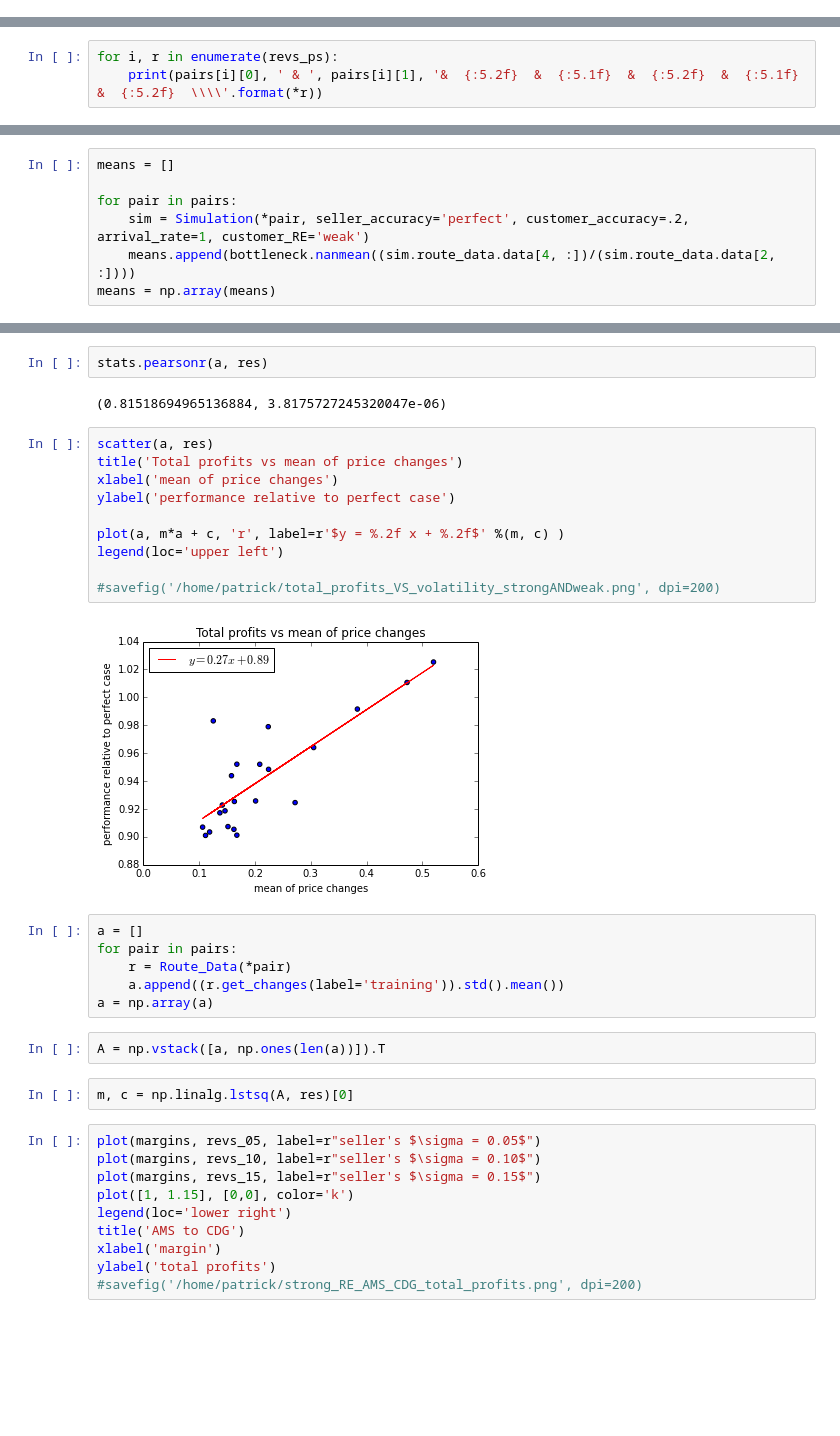
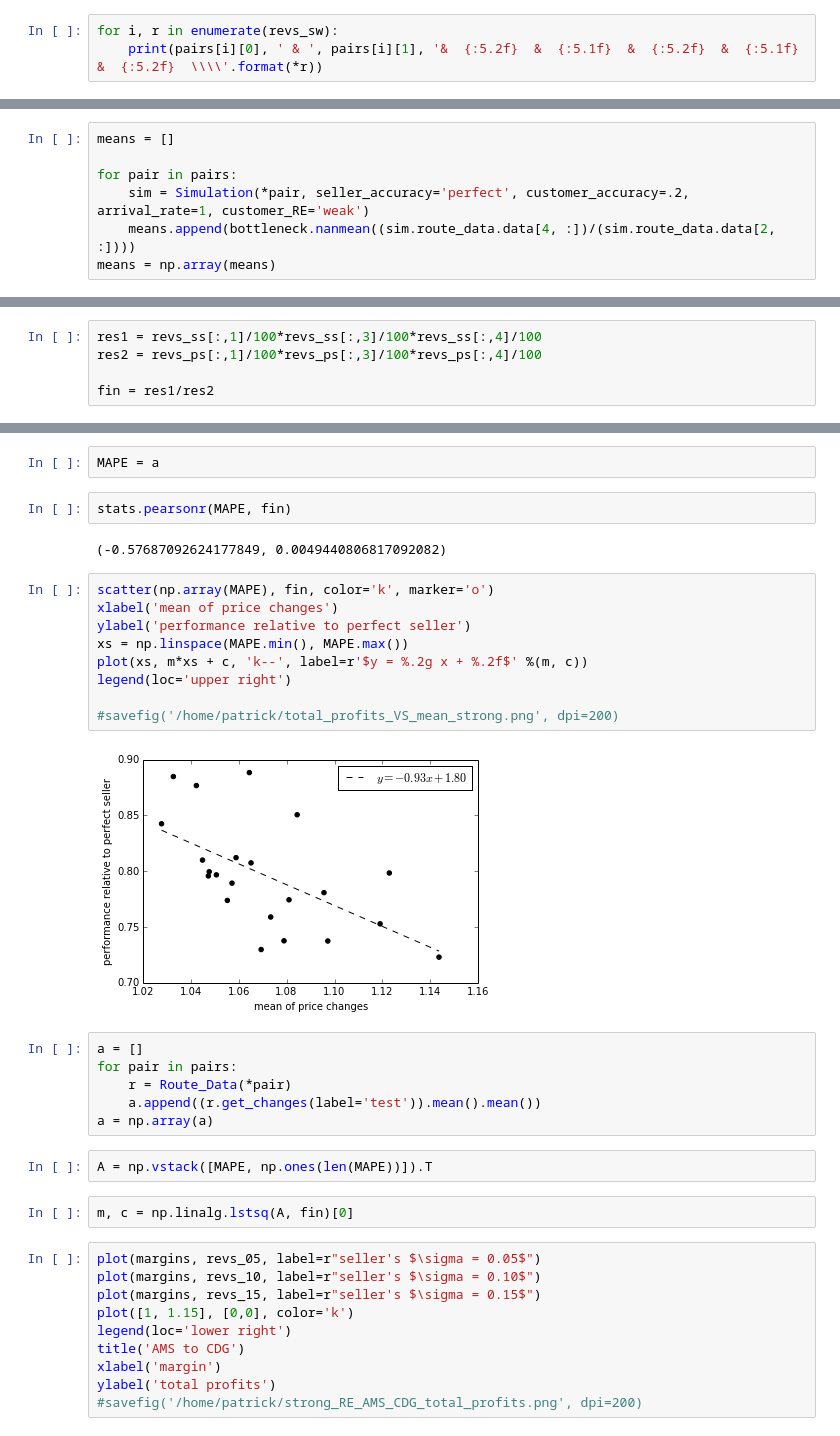
Before and after one commit to vankempen/Thesis, a Jupyter notebook: Simulation/Final simulation.ipynb, the cells around one changed output, grey strips where cells are left out. Saved outputs shown, nothing was run; the diff lists cells and outputs as text; blank space fills up the shorter version.

```diff
--- a/Simulation/Final simulation.ipynb
+++ b/Simulation/Final simulation.ipynb
@@ -282,0 +359,3 @@ for r in np.round(np.transpose(np.vstack([revs_ps.mean(0), revs_ss.mean(0), revs
+# %%
+for i, r in enumerate(revs_sw):
+    print(pairs[i][0], ' & ', pairs[i][1], '&  {:5.2f}  &  {:5.1f}  &  {:5.2f}  &  {:5.1f}  &  {:5.2f}  \\\\'.format(*r))
@@ -304,3 +400,0 @@ ORD  &  LGA &    100  &     81  &    127  &    121  \\
-# %%
-for i, r in enumerate(revs_ps):
-    print(pairs[i][0], ' & ', pairs[i][1], '&  {:5.2f}  &  {:5.1f}  &  {:5.2f}  &  {:5.1f}  &  {:5.2f}  \\\\'.format(*r))
@@ -395,0 +486,5 @@ means = np.array(means)
+# %%
+res1 = revs_ss[:,1]/100*revs_ss[:,3]/100*revs_ss[:,4]/100
+res2 = revs_ps[:,1]/100*revs_ps[:,3]/100*revs_ps[:,4]/100
+
+fin = res1/res2
@@ -396,29 +509,30 @@ means = np.array(means)
+# %%
+MAPE = a
 # %%
-stats.pearsonr(a, res)
+stats.pearsonr(MAPE, fin)
 # %% [output]
-(0.81518694965136884, 3.8175727245320047e-06)
+(-0.57687092624177849, 0.0049440806817092082)
 # %%
-scatter(a, res)
-title('Total profits vs mean of price changes')
+scatter(np.array(MAPE), fin, color='k', marker='o')
 xlabel('mean of price changes')
-ylabel('performance relative to perfect case')
+ylabel('performance relative to perfect seller')
+xs = np.linspace(MAPE.min(), MAPE.max())
+plot(xs, m*xs + c, 'k--', label=r'$y = %.2g x + %.2f$' %(m, c))
+legend(loc='upper right')
 
-plot(a, m*a + c, 'r', label=r'$y = %.2f x + %.2f$' %(m, c) )
-legend(loc='upper left')
-
-#savefig('/home/patrick/total_profits_VS_volatility_strongANDweak.png', dpi=200)
+#savefig('/home/patrick/total_profits_VS_mean_strong.png', dpi=200)
 # %% [output]
-[figure, old version]
+[figure, new version]
 # %%
 a = []
 for pair in pairs:
     r = Route_Data(*pair)
-    a.append((r.get_changes(label='training')).std().mean())
+    a.append((r.get_changes(label='test')).mean().mean())
 a = np.array(a)
 # %%
-A = np.vstack([a, np.ones(len(a))]).T
+A = np.vstack([MAPE, np.ones(len(MAPE))]).T
 # %%
-m, c = np.linalg.lstsq(A, res)[0]
+m, c = np.linalg.lstsq(A, fin)[0]
 # %%
 plot(margins, revs_05, label=r"seller's $\sigma = 0.05$")
 plot(margins, revs_10, label=r"seller's $\sigma = 0.10$")
```
Also changed, not shown: parts of 32 cells of this notebook, 10 other files.
